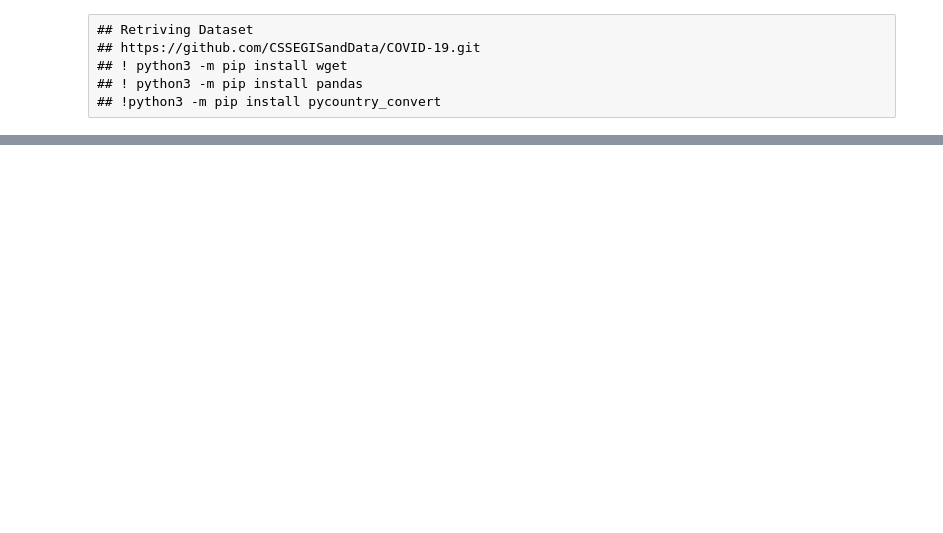
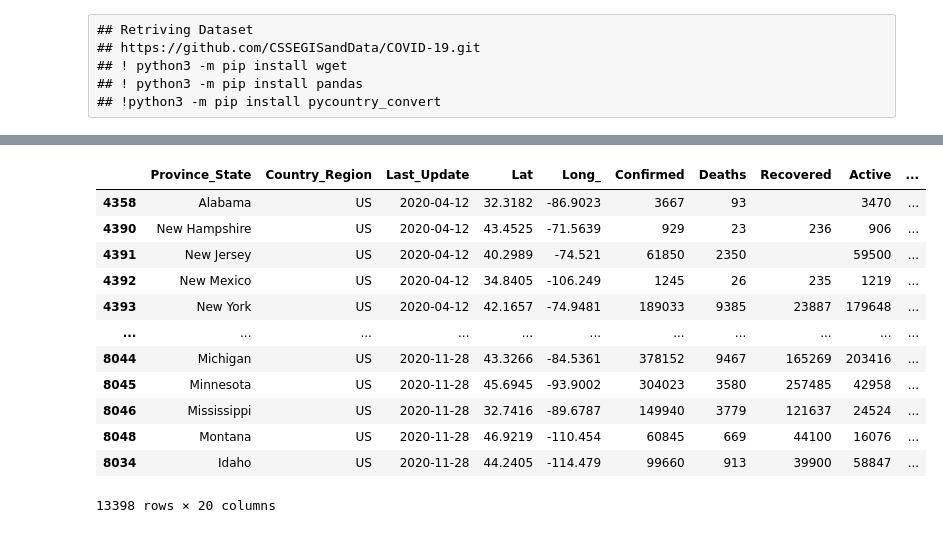
Before and after one commit to Anirban2404/Covid-19Analysis, a Jupyter notebook: src/ipynb_src/DataPreperation_USA_State.ipynb, the cells around one changed output, grey strips where cells are left out. Saved outputs shown, nothing was run; the diff lists cells and outputs as text; code cells hidden in the pictures; blank space fills up the shorter version.

```diff
--- a/src/ipynb_src/DataPreperation_USA_State.ipynb
+++ b/src/ipynb_src/DataPreperation_USA_State.ipynb
@@ -99 +97,17 @@ Table Shape:  (6264, 18)
 File Saved at ../../DataStore/COVID-19-data-state-USA
+# %%
+usa_state_table
+# %% [output]
+|  | Province_State | Country_Region | Last_Update | Lat | Long_ | Confirmed | Deaths | Recovered | Active | ... |
+| 4358 | Alabama | US | 2020-04-12 | 32.3182 | -86.9023 | 3667 | 93 |  | 3470 | ... |
+| 4390 | New Hampshire | US | 2020-04-12 | 43.4525 | -71.5639 | 929 | 23 | 236 | 906 | ... |
+| 4391 | New Jersey | US | 2020-04-12 | 40.2989 | -74.521 | 61850 | 2350 |  | 59500 | ... |
+| 4392 | New Mexico | US | 2020-04-12 | 34.8405 | -106.249 | 1245 | 26 | 235 | 1219 | ... |
+| 4393 | New York | US | 2020-04-12 | 42.1657 | -74.9481 | 189033 | 9385 | 23887 | 179648 | ... |
+| ... | ... | ... | ... | ... | ... | ... | ... | ... | ... | ... |
+| 8044 | Michigan | US | 2020-11-28 | 43.3266 | -84.5361 | 378152 | 9467 | 165269 | 203416 | ... |
+| 8045 | Minnesota | US | 2020-11-28 | 45.6945 | -93.9002 | 304023 | 3580 | 257485 | 42958 | ... |
+| 8046 | Mississippi | US | 2020-11-28 | 32.7416 | -89.6787 | 149940 | 3779 | 121637 | 24524 | ... |
+| 8048 | Montana | US | 2020-11-28 | 46.9219 | -110.454 | 60845 | 669 | 44100 | 16076 | ... |
+| 8034 | Idaho | US | 2020-11-28 | 44.2405 | -114.479 | 99660 | 913 | 39900 | 58847 | ... |
+13398 rows × 20 columns
```
Also changed, not shown: parts of 1 cell of this notebook, 11 other files.
